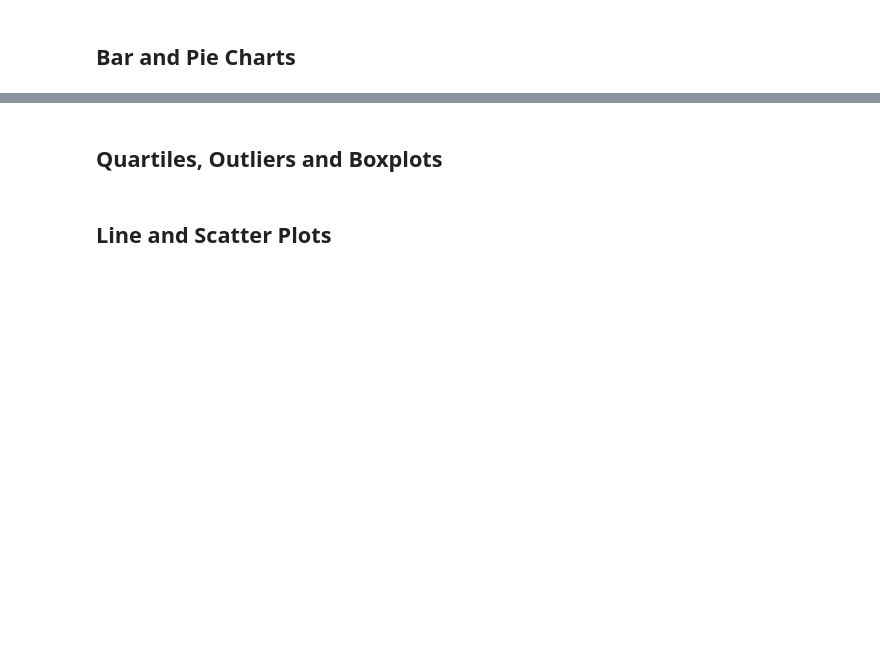
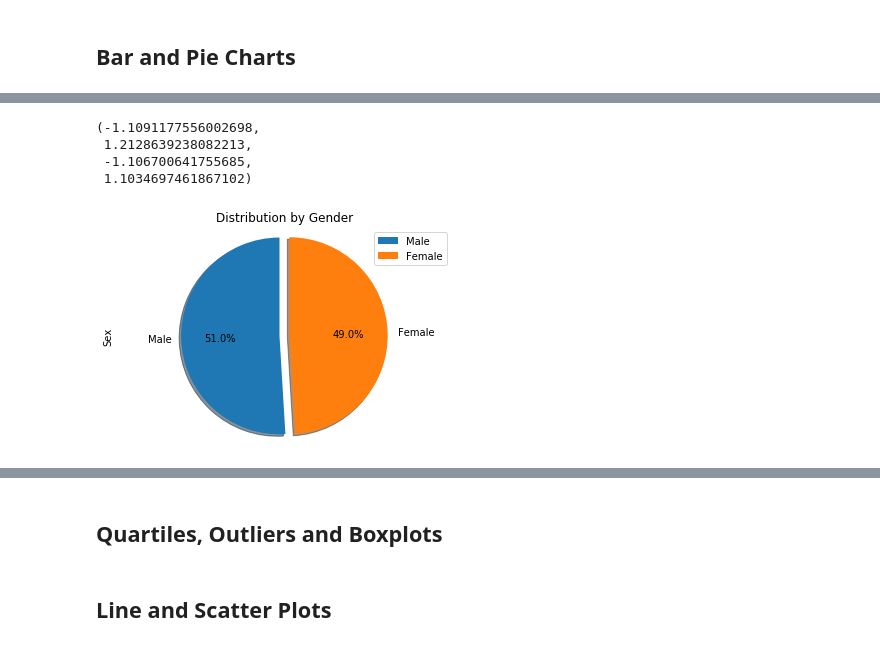
Before and after one commit to angieglass/the-power-of-plots, a Jupyter notebook: power_of_plots_homework.ipynb, the cells around one changed output, grey strips where cells are left out. Saved outputs shown, nothing was run; the diff lists cells and outputs as text; code cells hidden in the pictures; blank space fills up the shorter version.

```diff
--- a/power_of_plots_homework.ipynb
+++ b/power_of_plots_homework.ipynb
@@ -192,2 +218,13 @@ type(grouped_items)
 # %%
 # Generate a pie plot showing the distribution of female versus male mice using pandas
+
+gender_values = clean_data["Sex"].value_counts()
+gender_pie = values.plot.pie(title="Distribution by Gender",startangle=90, explode=(0,0.1),autopct="%1.1f%%",shadow=True)
+gender_pie.legend(loc="upper right", labels=gender_values.index.values)
+plt.axis("equal")
+# %% [output]
+(-1.1091177556002698,
+ 1.2128639238082213,
+ -1.106700641755685,
+ 1.1034697461867102)
+[figure, added]
```
Also changed, not shown: parts of 15 cells of this notebook.
